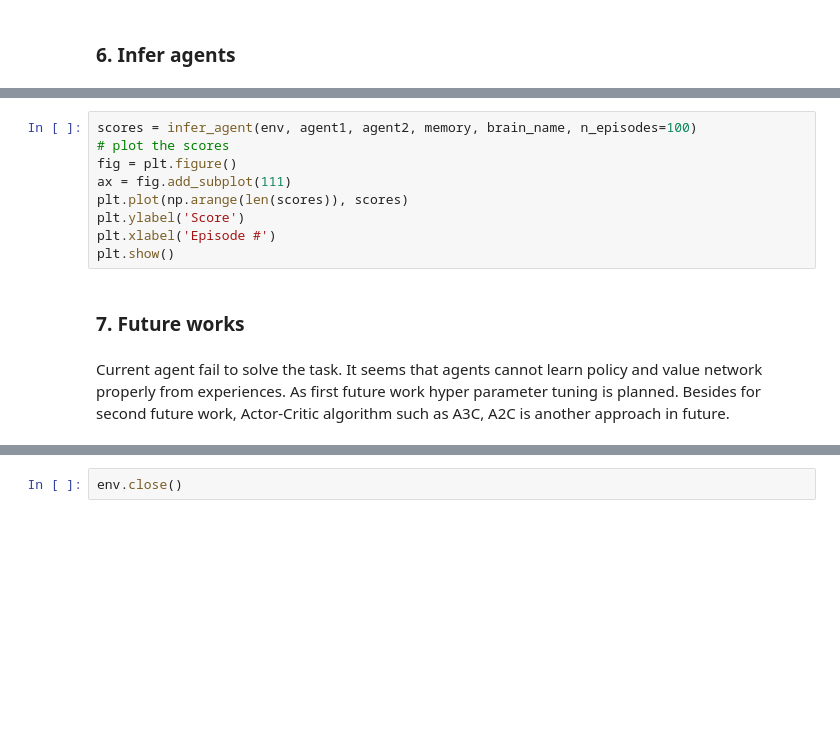
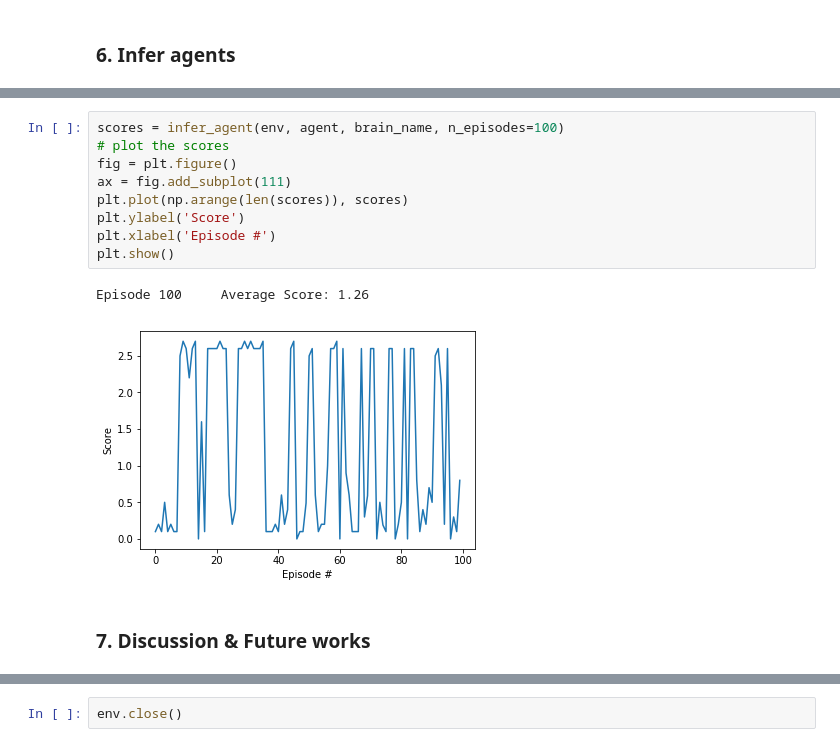
Before and after one commit to dongyoon-wee/deep-reinforcement-learning, a Jupyter notebook: collaboration_competition/Report_tennis_shared.ipynb, the cells around one changed output, grey strips where cells are left out. Saved outputs shown, nothing was run; the diff lists cells and outputs as text; blank space fills up the shorter version.

```diff
--- a/collaboration_competition/Report_tennis_shared.ipynb
+++ b/collaboration_competition/Report_tennis_shared.ipynb
@@ -163,13 +163,14 @@ if os.path.isfile(actor_model_path) & os.path.isfile(critic_model_path):
 # %%
-scores = infer_agent(env, agent1, agent2, memory, brain_name, n_episodes=100)
+scores = infer_agent(env, agent, brain_name, n_episodes=100)
 # plot the scores
 fig = plt.figure()
 ax = fig.add_subplot(111)
 plt.plot(np.arange(len(scores)), scores)
 plt.ylabel('Score')
 plt.xlabel('Episode #')
 plt.show()
+# %% [output]
+Episode 100     Average Score: 1.26
+[figure, added]
 # %% [markdown]
-### 7. Future works
+### 7. Discussion & Future works
-# %% [markdown]
-Current agent fail to solve the task. It seems that agents cannot learn policy and value network properly from experiences. As first future work hyper parameter tuning is planned. Besides for second future work, Actor-Critic algorithm such as A3C, A2C is another approach in future.
```
Also changed, not shown: parts of 7 cells of this notebook, 19 other files.
